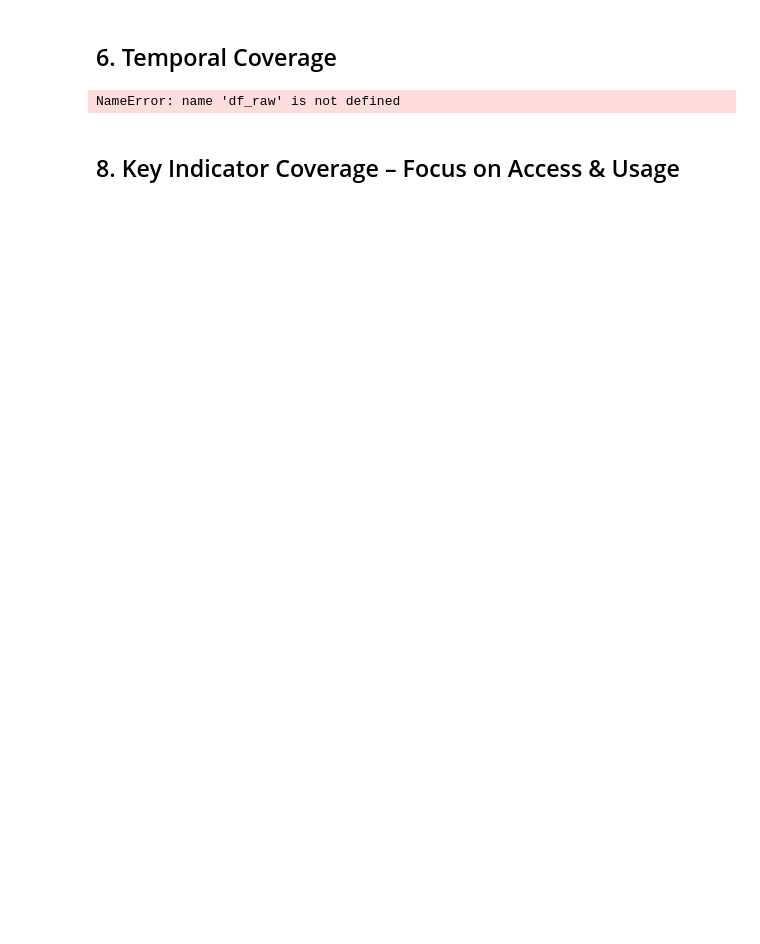
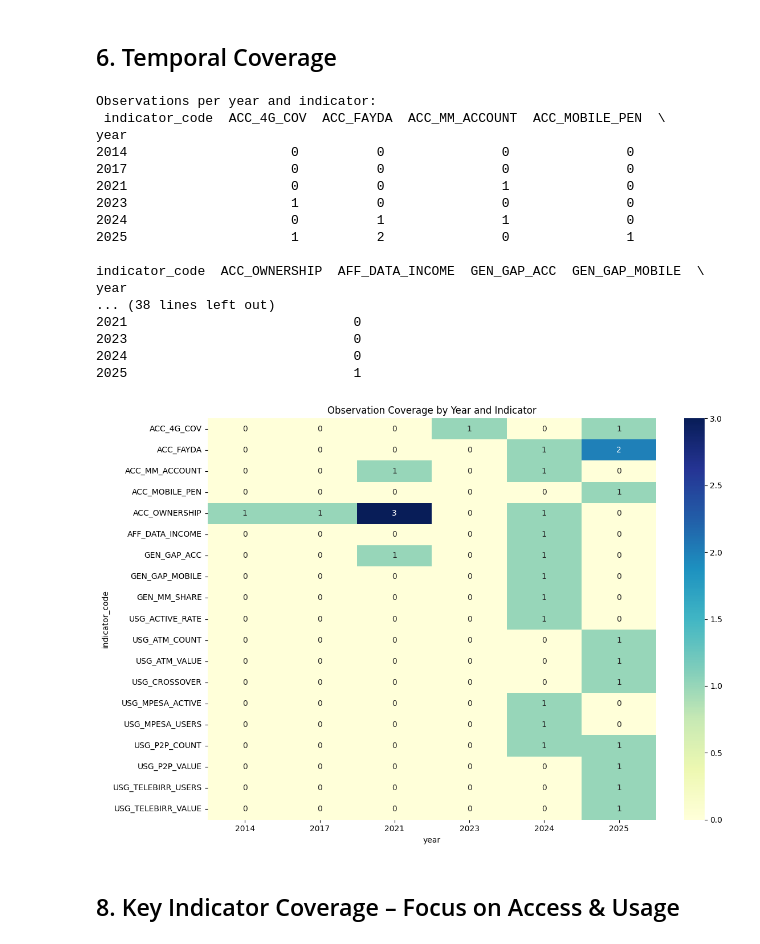
Before and after one commit to Samuel-0228/ethiopia-fi-forecast, a Jupyter notebook: notebooks/01_task1_data_exploration_and_enrichment.ipynb, the cells around one changed output. Saved outputs shown, nothing was run; the diff lists cells and outputs as text; code cells hidden in the pictures; blank space fills up the shorter version.

```diff
--- a/notebooks/01_task1_data_exploration_and_enrichment.ipynb
+++ b/notebooks/01_task1_data_exploration_and_enrichment.ipynb
@@ -13,6 +13,7 @@ pd.set_option('display.max_rows', 120)
 # %%
 df = pd.read_csv("../data/raw/ethiopia_fi_unified_data.csv", low_memory=False)
 ref_codes = pd.read_csv("../data/raw/reference_codes.csv")
+df_raw = df.copy()
 
 print("Shape:", df.shape)
 print(df.record_type.value_counts(dropna=False))
@@ -47,18 +64,54 @@ NameError: name 'df_raw' is not defined
 # %% [markdown]
 ## 6. Temporal Coverage
 # %%
+import pandas as pd
+import seaborn as sns
+import matplotlib.pyplot as plt
+import os
+
+# 1. Convert the column to datetime objects first
+# errors='coerce' will turn unparseable data into NaT (Not a Time) rather than crashing
+df_raw['observation_date'] = pd.to_datetime(df_raw['observation_date'], errors='coerce')
+
+# 2. Now you can safely use the .dt accessor
 df_raw['year'] = df_raw['observation_date'].dt.year
+
+# 3. Create the pivot table for the heatmap
 temporal = df_raw[df_raw['record_type'] == 'observation'].groupby(['year', 'indicator_code']).size().unstack(fill_value=0)
+
 print("Observations per year and indicator:\n", temporal)
 
-# Simple heatmap
+# 4. Plotting
 plt.figure(figsize=(12, 8))
 sns.heatmap(temporal.T, annot=True, cmap="YlGnBu", fmt="d")
 plt.title("Observation Coverage by Year and Indicator")
-plt.savefig("../reports/figures/temporal_coverage.png")
+
+# 5. Ensure the directory exists before saving to prevent FileNotFoundError
+output_dir = "../reports/figures/"
+os.makedirs(output_dir, exist_ok=True)
+
+plt.tight_layout() # Adjusts plot to ensure labels don't get cut off
+plt.savefig(f"{output_dir}temporal_coverage.png")
 plt.show()
 # %% [output]
-NameError: name 'df_raw' is not defined
+Observations per year and indicator:
+ indicator_code  ACC_4G_COV  ACC_FAYDA  ACC_MM_ACCOUNT  ACC_MOBILE_PEN  \
+year
+2014                     0          0               0               0
+2017                     0          0               0               0
+2021                     0          0               1               0
+2023                     1          0               0               0
+2024                     0          1               1               0
+2025                     1          2               0               1
+
+indicator_code  ACC_OWNERSHIP  AFF_DATA_INCOME  GEN_GAP_ACC  GEN_GAP_MOBILE  \
+year
+... (38 lines left out)
+2021                             0
+2023                             0
+2024                             0
+2025                             1
+[figure, added]
 # %% [markdown]
 ## 8. Key Indicator Coverage – Focus on Access & Usage
 # %%
```
Also changed, not shown: parts of 5 cells of this notebook, 4 other files.
